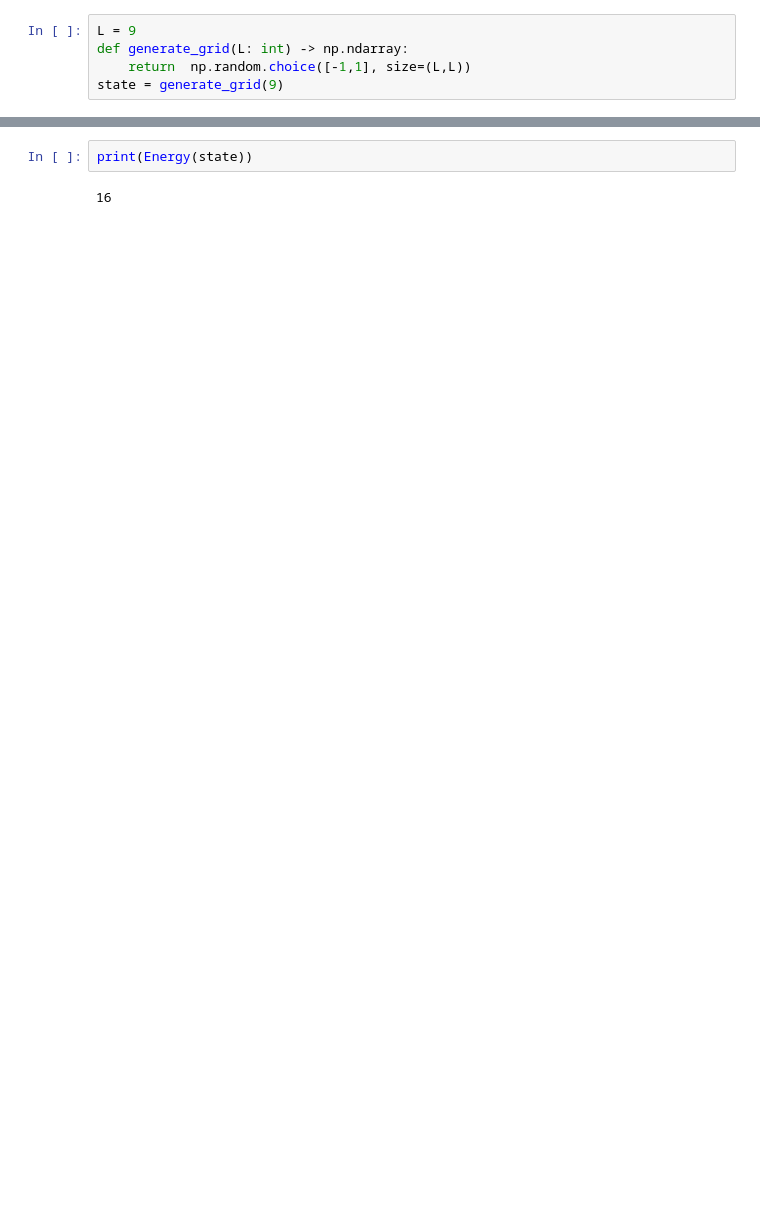
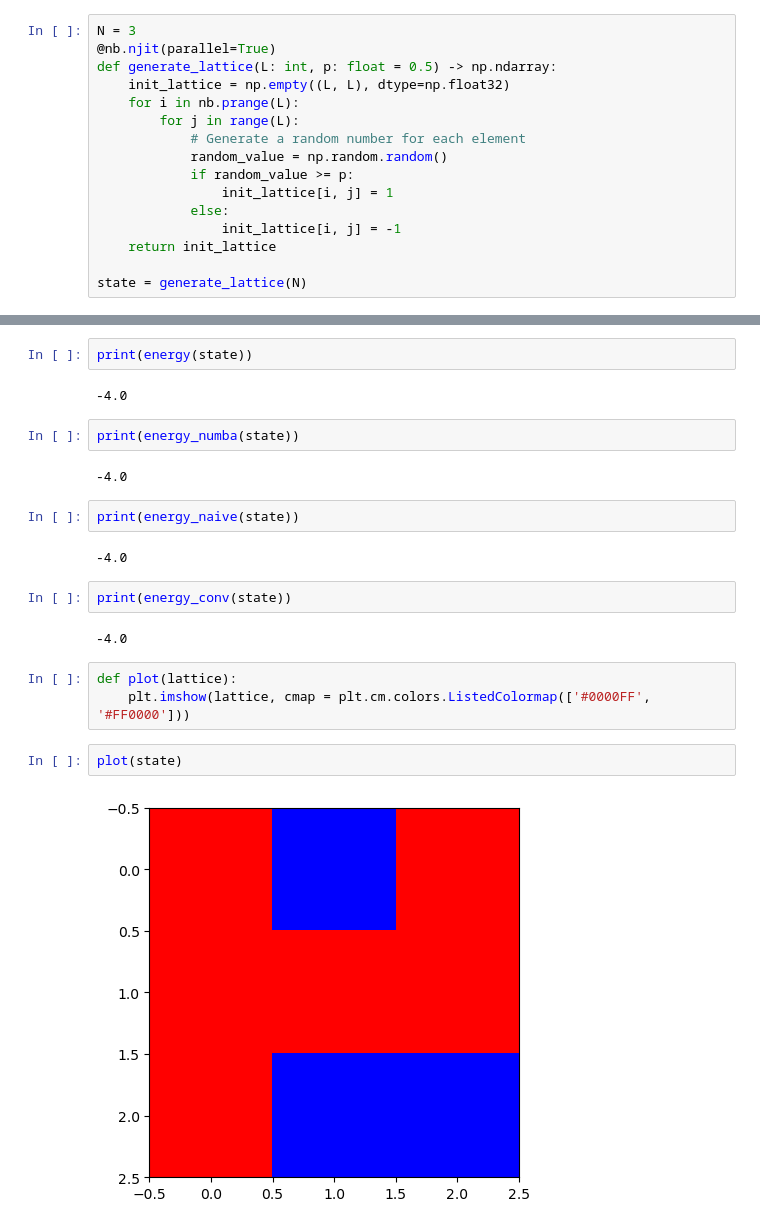
Before and after one commit to fysmoe1121/Phase-Transitions-Ising-Model, a Jupyter notebook: ising_model.ipynb, the cells around one changed output, grey strips where cells are left out. Saved outputs shown, nothing was run; the diff lists cells and outputs as text; blank space fills up the shorter version.

```diff
--- a/ising_model.ipynb
+++ b/ising_model.ipynb
@@ -6,8 +10,19 @@ from typing import List
-# %%
-L = 9
-def generate_grid(L: int) -> np.ndarray:
-    return  np.random.choice([-1,1], size=(L,L))
-state = generate_grid(9)
+# %%
+N = 3
+@nb.njit(parallel=True)
+def generate_lattice(L: int, p: float = 0.5) -> np.ndarray:
+    init_lattice = np.empty((L, L), dtype=np.float32)
+    for i in nb.prange(L):
+        for j in range(L):
+            # Generate a random number for each element
+            random_value = np.random.random()
+            if random_value >= p:
+                init_lattice[i, j] = 1
+            else:
+                init_lattice[i, j] = -1
+    return init_lattice
+
+state = generate_lattice(N)
 # %%
 print(state)
 # %% [output]
@@ -37,5 +90,24 @@ def Energy(spins: np.ndarray) -> int:
 # %%
-print(Energy(state))
+print(energy(state))
 # %% [output]
-16
+-4.0
+# %%
+print(energy_numba(state))
+# %% [output]
+-4.0
+# %%
+print(energy_naive(state))
+# %% [output]
+-4.0
+# %%
+print(energy_conv(state))
+# %% [output]
+-4.0
+# %%
+def plot(lattice):
+    plt.imshow(lattice, cmap = plt.cm.colors.ListedColormap(['#0000FF', '#FF0000']))
+# %%
+plot(state)
+# %% [output]
+[figure, added]
 # %%
```
Also changed, not shown: parts of 34 cells of this notebook.
